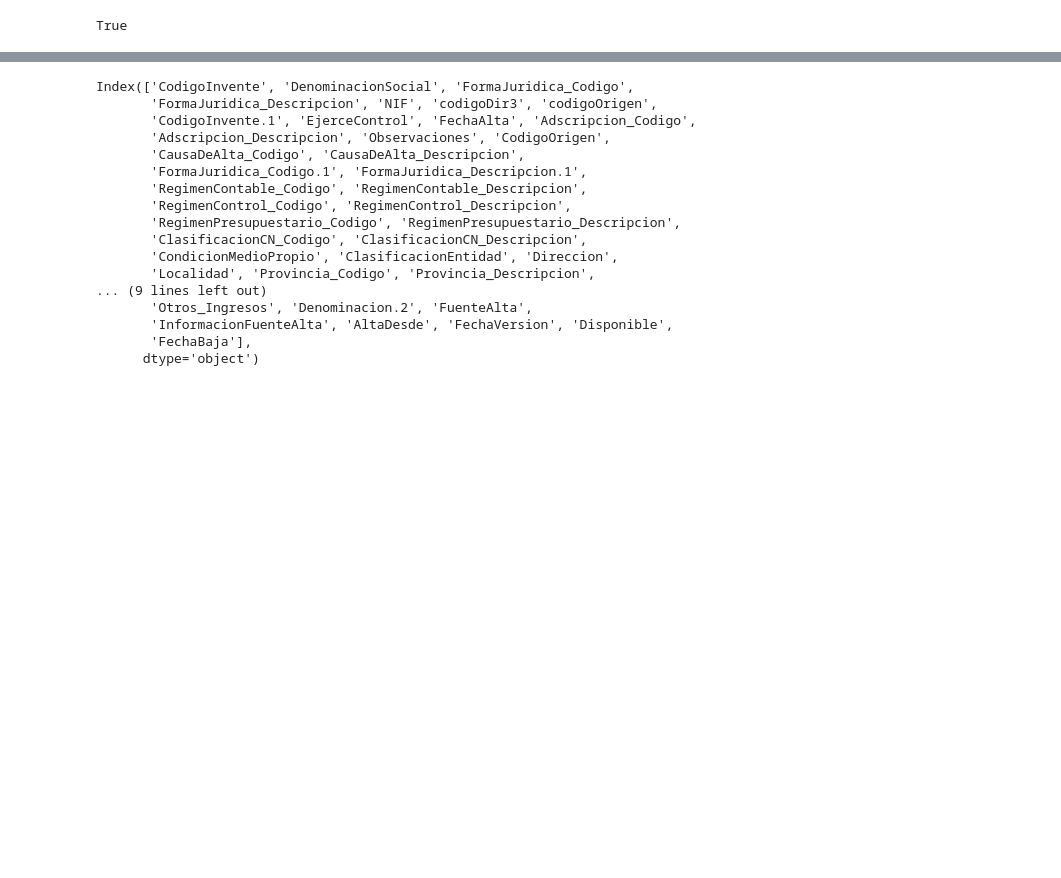
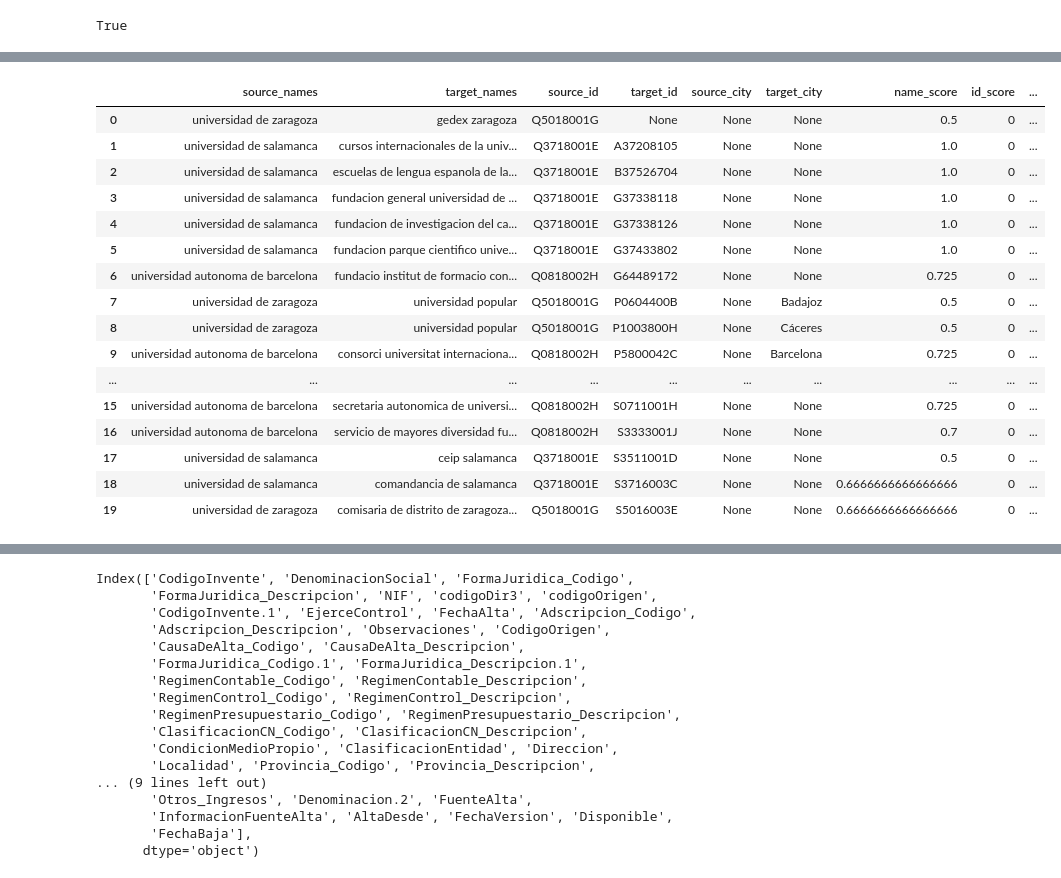
Before and after one commit to Fractal-Software-CA/AVALON, a Jupyter notebook: FuncionAzul.ipynb, the cells around one changed output, grey strips where cells are left out. Cells and saved outputs as stored; diff of their text form; code cells hidden in the pictures; blank space fills up the shorter version.

```diff
--- a/FuncionAzul.ipynb
+++ b/FuncionAzul.ipynb
@@ -690,3 +649,27 @@ def cruza_Nombre(df_distancias, df_entrada,identificador, Threshold,nombre_fiche
+# %%
+def cruza_Nombre(df_distancias, df_entrada,identificador, Threshold,nombre_fichero, nombre_cruce, guardarCVS):
+    #Nos quedamos con el mayor score de todos los source_id
+    df_distancias_similares=df_distancias.filter(f.col('final_score') >= Threshold)
+    df_retorno=df_entrada.alias('a').join(
+        df_distancias_similares.alias('b'),
+        f.col('a.'+identificador)==f.col('b.source_names'),
+        how="inner"
+    ).select(
+        f.col('b.target_id').alias('Id_target'),
+        'a.*',
+        'b.final_score',
+        f.col("b.target_names").alias("Entidad_Match"),
+#         f.col("b.target_municipality").alias("Provincia_Match"),
+        f.lit(nombre_cruce).alias("Match")
+    )
+    #Se quitan duplicados
+    df_retorno=df_retorno.dropDuplicates()
+    if(guardarCVS):
+        df_retorno.toPandas().to_csv( nombre_fichero + '.csv',
+                                     index=False, decimal=',', sep=';', float_format='%.4f', quoting=csv.QUOTE_NONNUMERIC)
+    df_retorno.write.mode("overwrite").parquet(nombre_fichero)
+    print( nombre_fichero +'- Registros: ',df_retorno.count())
+    return df_retorno
 # %%
 fichero_distancias=obtenerDistancias(spark,
                       Nombre_Intermedio_cruce1_entidades,
@@ -822,0 +781,18 @@ only showing top 20 rows
+# %%
+Nombre_Input_dir3 = spark.read.csv("DIR3_concatenado_AGE_CCAA_EELL_Universidades.csv", sep=";", header=True)
+# %%
+Nombre_Input_dir3 = Nombre_Input_dir3.withColumn("Entidad_Norm",  UDF_normalizarTexto(Nombre_Input_dir3.C_DNM_UD_ORGANICA))\
+                                           .withColumn("Provincia_Entidad",  col('C_DESC_PROV'))\
+                                           .withColumn("CIF",  col('NIF_CIF'))
+# %%
+fichero_distancias_2 =obtenerDistancias(spark,
+                      Nombre_Intermedio_cruce2_invente,
+                      Nombre_Input_dir3,
+                      "Entidad_Norm",
+                      'CIF',
+                      'Provincia_Entidad',
+                      "Entidad_Norm",
+                      'CIF',
+                      'Provincia_Entidad',
+                      Threshold,
+                      guardarCSV)
@@ -822,0 +822,20 @@ only showing top 20 rows
+# %%
+fichero_distancias_2.toPandas()
+# %% [output]
+|  | source_names | target_names | source_id | target_id | source_city | target_city | name_score | id_score | ... |
+| 0 | universidad de zaragoza | gedex zaragoza | Q5018001G | None | None | None | 0.5 | 0 | ... |
+| 1 | universidad de salamanca | cursos internacionales de la univ... | Q3718001E | A37208105 | None | None | 1.0 | 0 | ... |
+| 2 | universidad de salamanca | escuelas de lengua espanola de la... | Q3718001E | B37526704 | None | None | 1.0 | 0 | ... |
+| 3 | universidad de salamanca | fundacion general universidad de ... | Q3718001E | G37338118 | None | None | 1.0 | 0 | ... |
+| 4 | universidad de salamanca | fundacion de investigacion del ca... | Q3718001E | G37338126 | None | None | 1.0 | 0 | ... |
+| 5 | universidad de salamanca | fundacion parque cientifico unive... | Q3718001E | G37433802 | None | None | 1.0 | 0 | ... |
+| 6 | universidad autonoma de barcelona | fundacio institut de formacio con... | Q0818002H | G64489172 | None | None | 0.725 | 0 | ... |
+| 7 | universidad de zaragoza | universidad popular | Q5018001G | P0604400B | None | Badajoz | 0.5 | 0 | ... |
+| 8 | universidad de zaragoza | universidad popular | Q5018001G | P1003800H | None | Cáceres | 0.5 | 0 | ... |
+| 9 | universidad autonoma de barcelona | consorci universitat internaciona... | Q0818002H | P5800042C | None | Barcelona | 0.725 | 0 | ... |
+| ... | ... | ... | ... | ... | ... | ... | ... | ... | ... |
+| 15 | universidad autonoma de barcelona | secretaria autonomica de universi... | Q0818002H | S0711001H | None | None | 0.725 | 0 | ... |
+| 16 | universidad autonoma de barcelona | servicio de mayores diversidad fu... | Q0818002H | S3333001J | None | None | 0.7 | 0 | ... |
+| 17 | universidad de salamanca | ceip salamanca | Q3718001E | S3511001D | None | None | 0.5 | 0 | ... |
+| 18 | universidad de salamanca | comandancia de salamanca | Q3718001E | S3716003C | None | None | 0.6666666666666666 | 0 | ... |
+| 19 | universidad de zaragoza | comisaria de distrito de zaragoza... | Q5018001G | S5016003E | None | None | 0.6666666666666666 | 0 | ... |
```
Also changed, not shown: parts of 31 cells of this notebook, 10 other files.
